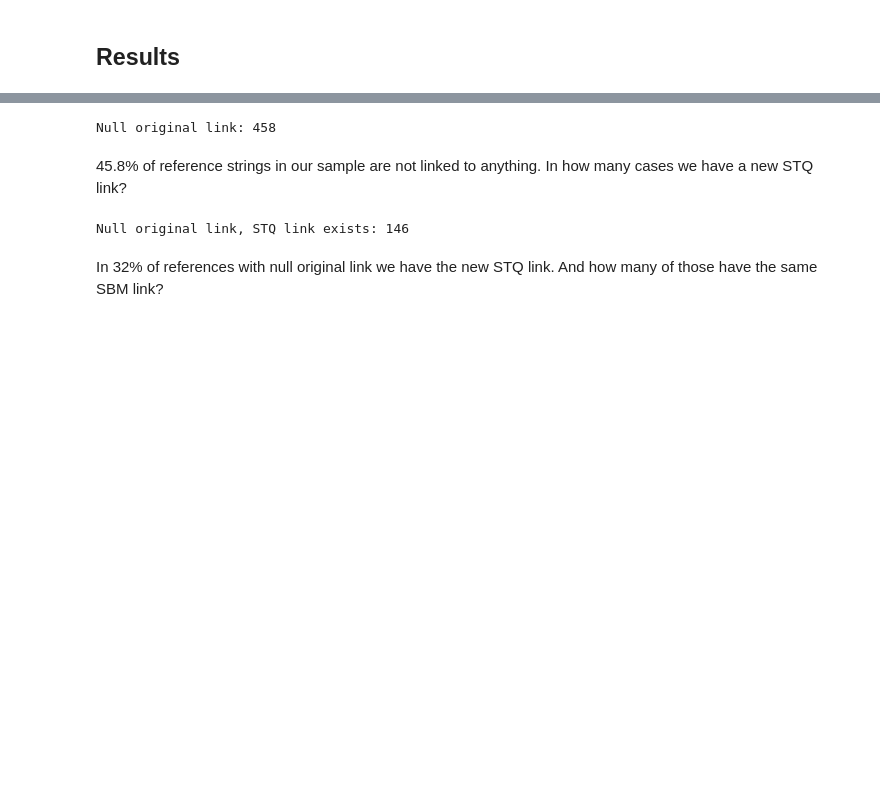
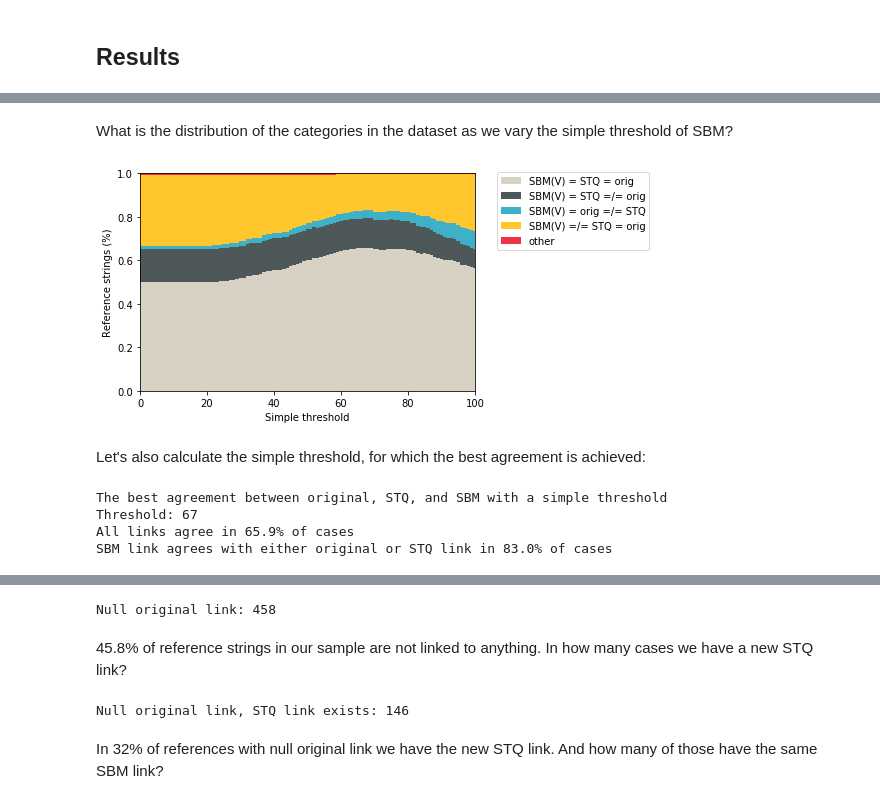
Before and after one commit to CrossRef/reference-matching-evaluation, a Jupyter notebook: analyses/existing_matches.ipynb, the cells around one changed output, grey strips where cells are left out. Saved outputs shown, nothing was run; the diff lists cells and outputs as text; code cells hidden in the pictures; blank space fills up the shorter version.

```diff
--- a/analyses/existing_matches.ipynb
+++ b/analyses/existing_matches.ipynb
@@ -57,0 +87,19 @@ Let's read the data:
+# %%
+def modify_simple_threshold(dataset, threshold):
+    for item in dataset:
+        if item[dfk.DATASET_SCORE] is not None and item[dfk.DATASET_SCORE] < threshold:
+            item[dfk.DATASET_TARGET_TEST][dfk.CR_ITEM_DOI] = None
+    return dataset
+
+def modify_norm_threshold(dataset, threshold):
+    for item in dataset:
+        if item[dfk.DATASET_SCORE] is not None \
+            and item[dfk.DATASET_SCORE]/len(item[dfk.DATASET_REF_STRING]) < threshold:
+            item[dfk.DATASET_TARGET_TEST][dfk.CR_ITEM_DOI] = None
+    return dataset
+
+def modify_valid_threshold(dataset, threshold):
+    for item in dataset:
+        if item[dfk.DATASET_SCORE] is not None and item[dfk.DATASET_SCORE] < threshold:
+            item[dfk.DATASET_TARGET_TEST][dfk.CR_ITEM_DOI] = None
+    return dataset
@@ -57,0 +214,45 @@ Let's read the data:
+# %% [markdown]
+What is the distribution of the categories in the dataset as we vary the simple threshold of SBM?
+# %%
+def plot_agreement(categories, data, index, xlab, w):
+    p1 = plt.bar(index, data[0], width=w, color='#d8d2c4')
+    p2 = plt.bar(index, data[1], width=w, bottom=data[0], color='#4f5858')
+    p3 = plt.bar(index, data[2], width=w, bottom=[c1+c2 for c1, c2 in zip(data[0], data[1])], color='#3eb1c8')
+    p4 = plt.bar(index, data[3], width=w, bottom=[c1+c2+c3 for c1, c2, c3 in zip(data[0], data[1], data[2])],
+                 color='#ffc72c')
+    p5 = plt.bar(index, data[4], width=w,
+                 bottom=[c1+c2+c3+c4 for c1, c2, c3, c4 in zip(data[0], data[1], data[2], data[3])], color='#ef3340')
+    plt.xlim(index[0], index[len(index)-1])
+    plt.ylim(0, 1)
+    plt.xlabel(xlab)
+    plt.ylabel('Reference strings (%)')
+    plt.legend((p1[0], p2[0], p3[0], p4[0], p5[0]), categories, bbox_to_anchor=(1.05, 1.03))
+    plt.show()
+
+dataset_orig = read_json(DATA_DIR + 'sample_1000_orig.json')[dfk.DATASET_DATASET]
+dataset_stq = read_json(DATA_DIR + 'sample_1000_stq.json')[dfk.DATASET_DATASET]
+dataset_sbm = read_json(DATA_DIR + 'sample_1000_sbm.json')[dfk.DATASET_DATASET]
+
+data_categories = [[get_category(d1, d2, d3)
+                    for d1, d2, d3 in zip(dataset_orig, dataset_stq, modify_simple_threshold(dataset_sbm, t))]
+                   for t in np.arange(0, 101, 1)]
+categories = ['SBM(V) = STQ = orig', 'SBM(V) = STQ =/= orig', 'SBM(V) = orig =/= STQ', 'SBM(V) =/= STQ = orig', 'other']
+categories_counts = [[d.count(cat)/1000 for d in data_categories] for cat in categories]
+plot_agreement(categories, categories_counts, np.arange(0, 101, 1), 'Simple threshold', 1)
+# %% [output]
+[figure, added]
+# %% [markdown]
+Let's also calculate the simple threshold, for which the best agreement is achieved:
+# %%
+best_agreement = max(categories_counts[0])
+index = categories_counts[0].index(best_agreement)
+print('The best agreement between original, STQ, and SBM with a simple threshold')
+print('Threshold: {}'.format(index))
+print('All links agree in {:.1f}% of cases'.format(100*best_agreement))
+print('SBM link agrees with either original or STQ link in {:.1f}% of cases'
+      .format(100*(categories_counts[0][index] + categories_counts[1][index] + categories_counts[2][index])))
+# %% [output]
+The best agreement between original, STQ, and SBM with a simple threshold
+Threshold: 67
+All links agree in 65.9% of cases
+SBM link agrees with either original or STQ link in 83.0% of cases
```
Also changed, not shown: parts of 66 cells of this notebook, 1 other file.
